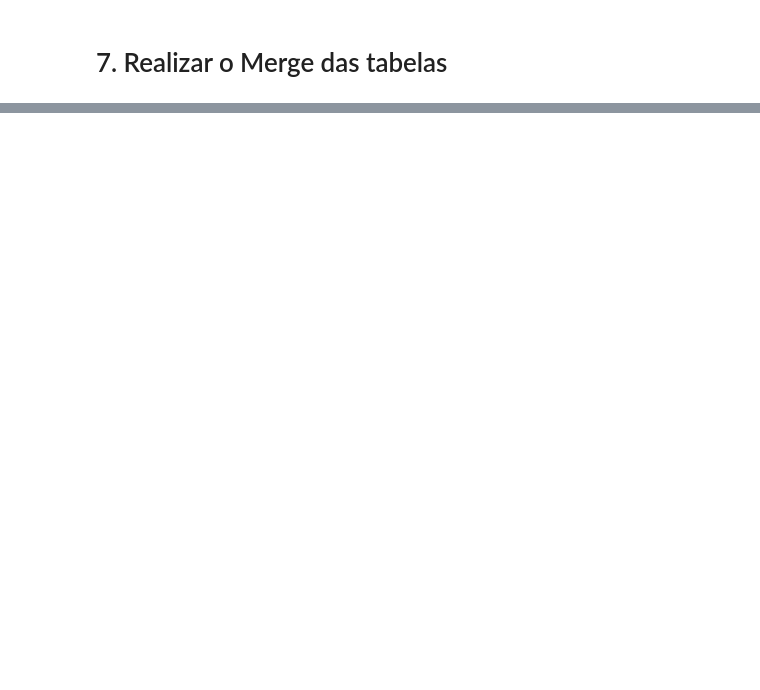
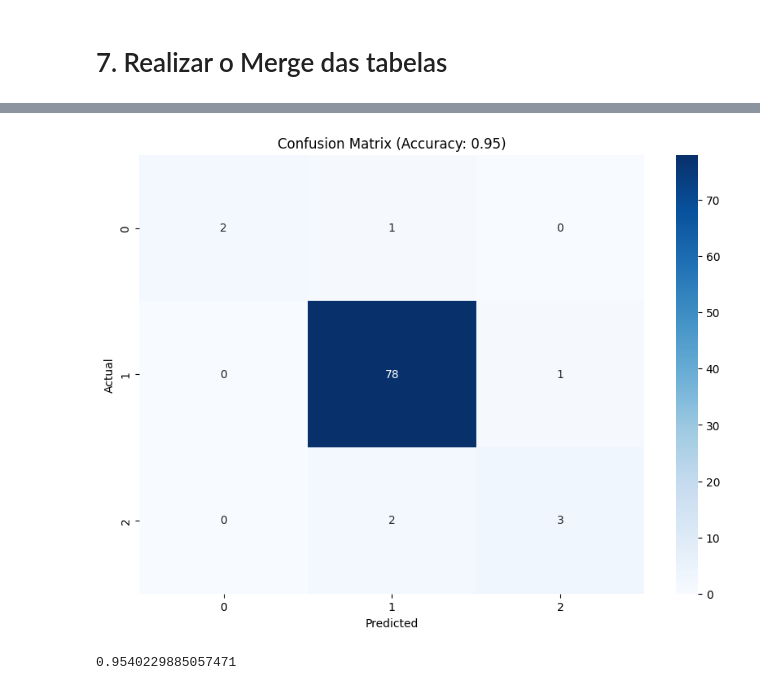
Before and after one commit to patinaomi/global-solutions, a Jupyter notebook: AI & Chatbot/producao_plastico.ipynb, the cells around one changed output, grey strips where cells are left out. Drawn from its saved outputs; the diff is of its cells as text; code cells hidden in the pictures; blank space fills up the shorter version.

```diff
--- a/AI & Chatbot/producao_plastico.ipynb
+++ b/AI & Chatbot/producao_plastico.ipynb
@@ -1067,0 +1146,4 @@ df_combinado_quatro
+# %%
+df_combinado = df_combinado_tres.merge(df5, on=['Entidade', 'Código'], how='outer')
+
+df_combinado
@@ -1067,0 +1368,23 @@ df_combinado_quatro
+# %%
+
+
+# Categorizar a poluição da água
+bins = [0, 33, 66, 100]
+labels = [0, 1, 2]
+y_class = pd.cut(df_agrupado['Poluição da Água'], bins=bins, labels=labels, include_lowest=True)
+
+X = df_agrupado.drop(columns=['Entidade', 'Código', 'Região', 'Cidade', 'Poluição da Água'])
+y = y_class
+
+X_train, X_test, y_train, y_test = train_test_split(X, y, test_size=0.2, random_state=42)
+
+clf = RandomForestClassifier(n_estimators=100, random_state=42)
+clf.fit(X_train, y_train)
+
+y_pred = clf.predict(X_test)
+
+precision = precision_score(y_test, y_pred, average='weighted')
+recall = recall_score(y_test, y_pred, average='weighted')
+f1 = f1_score(y_test, y_pred, average='weighted')
+
+precision, recall, f1
@@ -1067,0 +1412,20 @@ df_combinado_quatro
+# %%
+
+# Calcular a acurácia
+accuracy = accuracy_score(y_test, y_pred)
+
+# Gerar a matriz de confusão
+conf_matrix = confusion_matrix(y_test, y_pred)
+
+# Criar a matriz de confusão
+plt.figure(figsize=(10, 7))
+sns.heatmap(conf_matrix, annot=True, fmt='d', cmap='Blues', xticklabels=labels, yticklabels=labels)
+plt.xlabel('Predicted')
+plt.ylabel('Actual')
+plt.title(f'Confusion Matrix (Accuracy: {accuracy:.2f})')
+plt.show()
+
+accuracy
+# %% [output]
+[figure, added]
+0.9540229885057471
```
Also changed, not shown: parts of 69 cells of this notebook.
